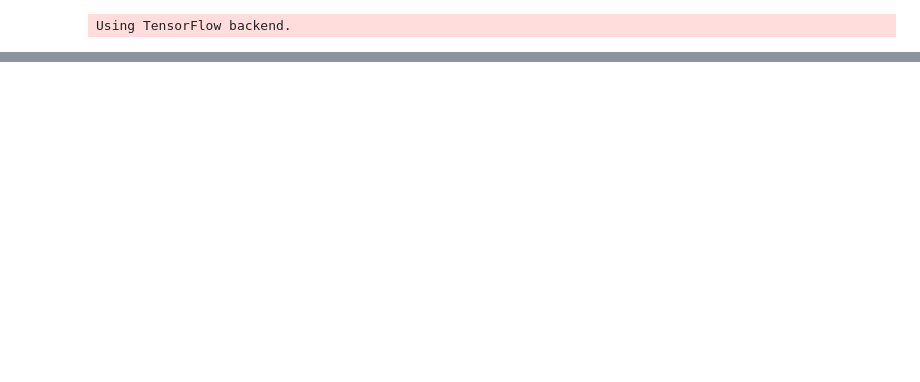
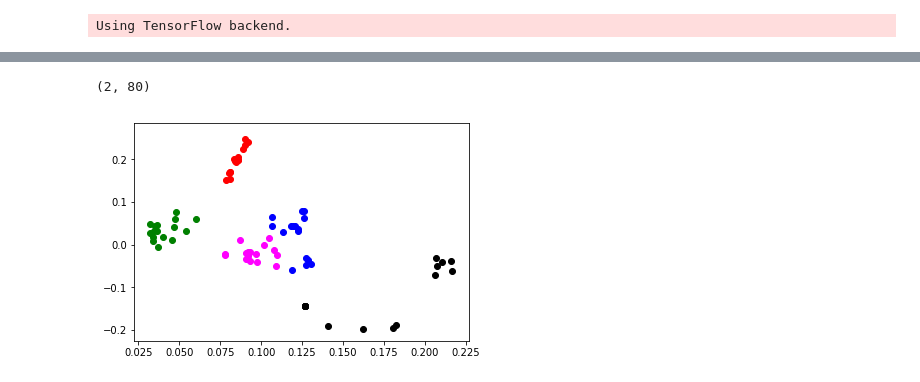
Before and after one commit to Ashgun/cv_crime_AE, a Jupyter notebook: Untitled.ipynb, the cells around one changed output, grey strips where cells are left out. Cells and saved outputs as stored; diff of their text form; code cells hidden in the pictures; blank space fills up the shorter version.

```diff
--- a/Untitled.ipynb
+++ b/Untitled.ipynb
@@ -238,0 +276,15 @@ plt.show()
+# %%
+testing_batch_size = 16
+
+classes_num = 5
+classified_data = np.zeros((testing_batch_size * classes_num, descriptor_size)).astype(np.float32)
+
+samples = []
+
+for class_idx in range(classes_num):
+    for x, _ in keras_generator('./imgs_classified', testing_batch_size, False, str(class_idx)):
+        break
+    sp = testing_batch_size * class_idx
+    tp = testing_batch_size * (class_idx + 1)
+    classified_data[sp:tp] = intermediate_layer_model.predict(x)
+    samples.append(x[0:4, :, :, :])
@@ -238,0 +302,20 @@ plt.show()
+# %%
+in_data = classified_data.transpose()
+mean, eigenvectors = cv2.PCACompute(in_data, np.mean(in_data, axis=0).reshape(1,-1), maxComponents=2)
+# %%
+eigenvectors.shape
+# %% [output]
+(2, 80)
+# %%
+view_data = eigenvectors
+
+fig, ax = plt.subplots()
+colors = ['red', 'green', 'blue', 'magenta', 'black']
+for class_idx in range(classes_num):
+    sp = testing_batch_size * class_idx
+    tp = testing_batch_size * (class_idx + 1)
+    ax.scatter(view_data[0,sp:tp], view_data[1,sp:tp], c=colors[class_idx])
+
+plt.show()
+# %% [output]
+[figure, added]
```
Also changed, not shown: parts of 11 cells of this notebook.
